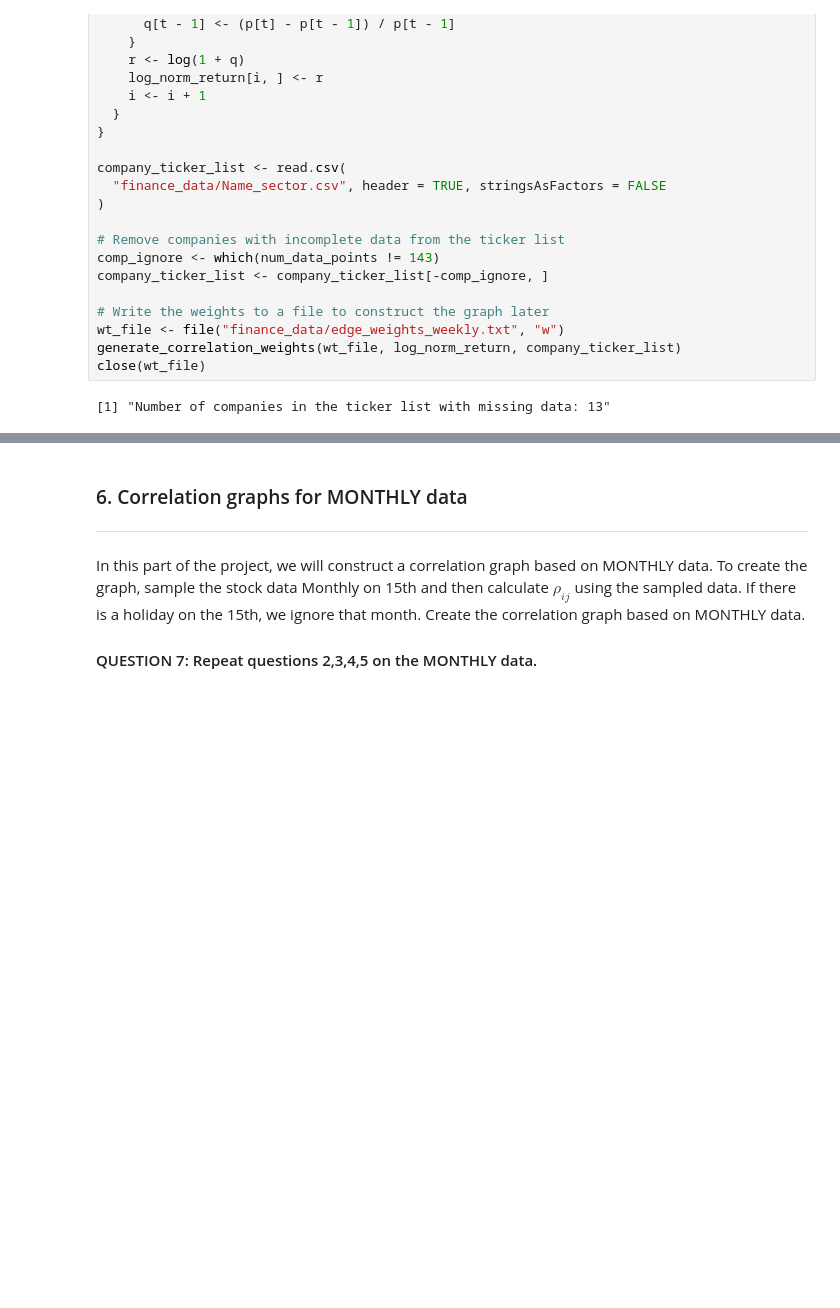
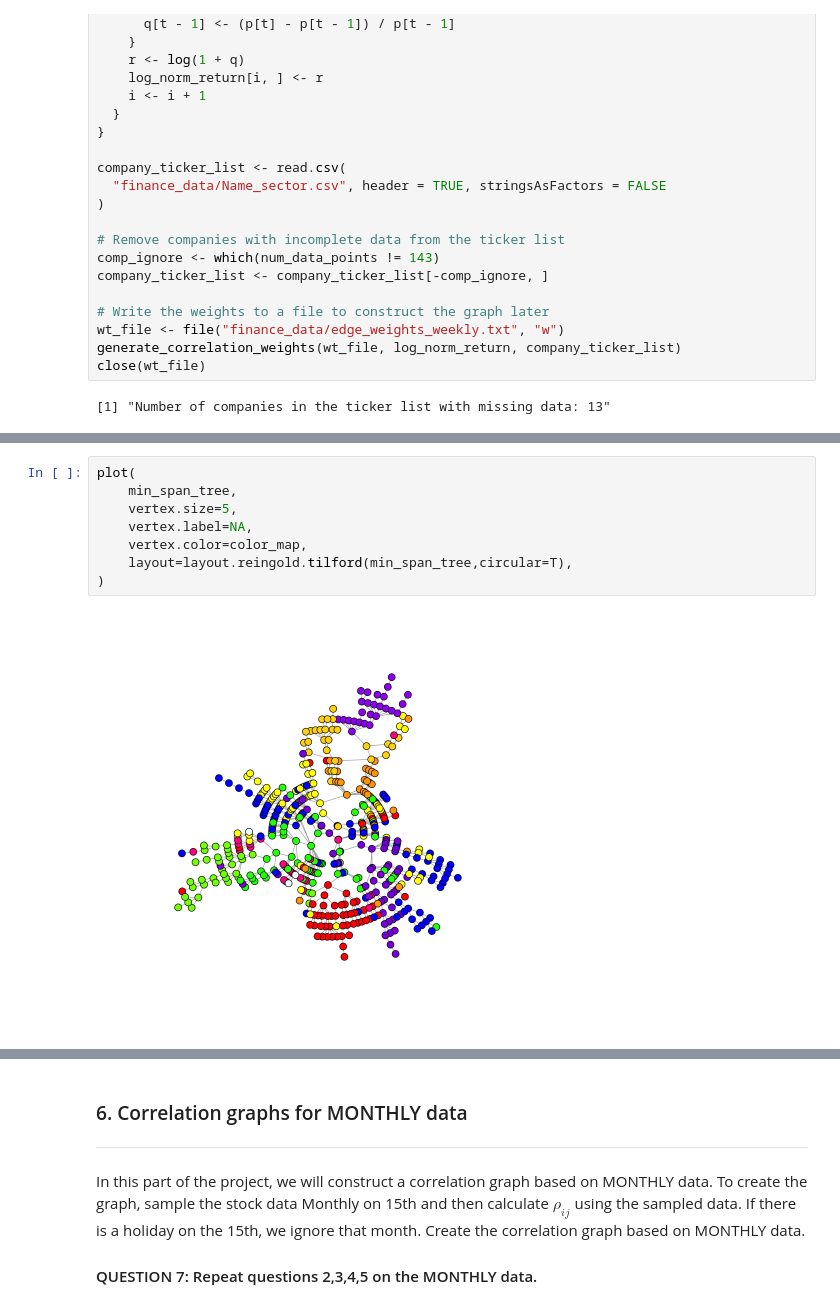
Before and after one commit to kchuang625/ucla-ece-232e-spring-2023-hw, a Jupyter notebook: project4/part1_705668757_905847065_105945588.ipynb, the cells around one changed output, grey strips where cells are left out. Drawn from its saved outputs; the diff is of its cells as text; blank space fills up the shorter version.

```diff
--- a/project4/part1_705668757_905847065_105945588.ipynb
+++ b/project4/part1_705668757_905847065_105945588.ipynb
@@ -425,0 +517,10 @@ close(wt_file)
+# %%
+plot(
+    min_span_tree,
+    vertex.size=5,
+    vertex.label=NA,
+    vertex.color=color_map,
+    layout=layout.reingold.tilford(min_span_tree,circular=T),
+)
+# %% [output]
+[figure, added]
```
Also changed, not shown: parts of 20 cells of this notebook.
